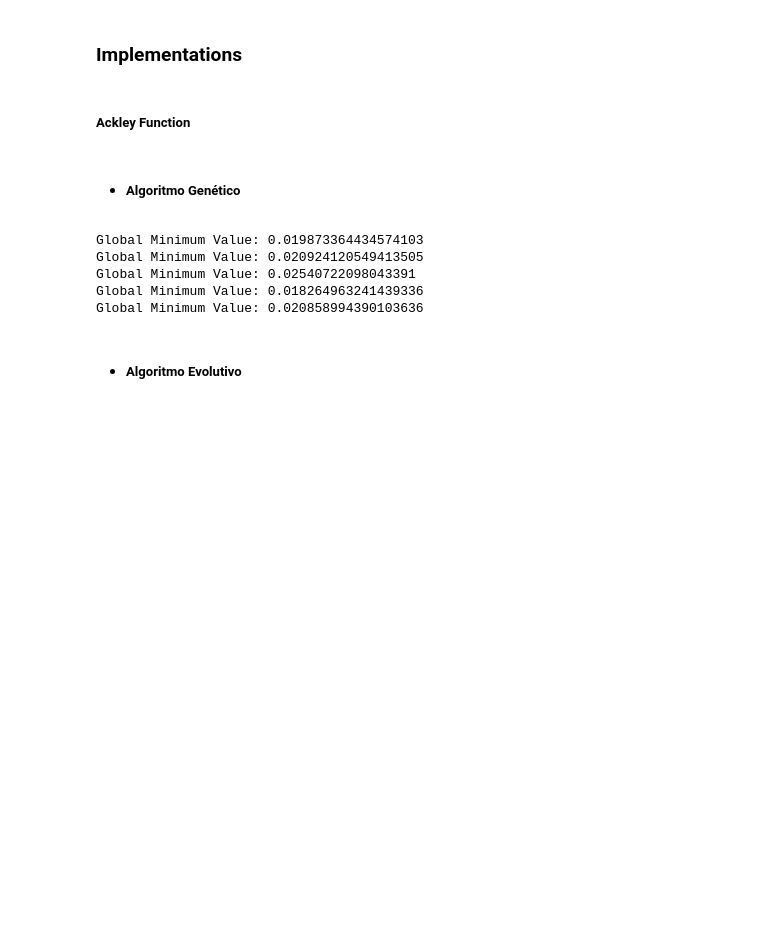
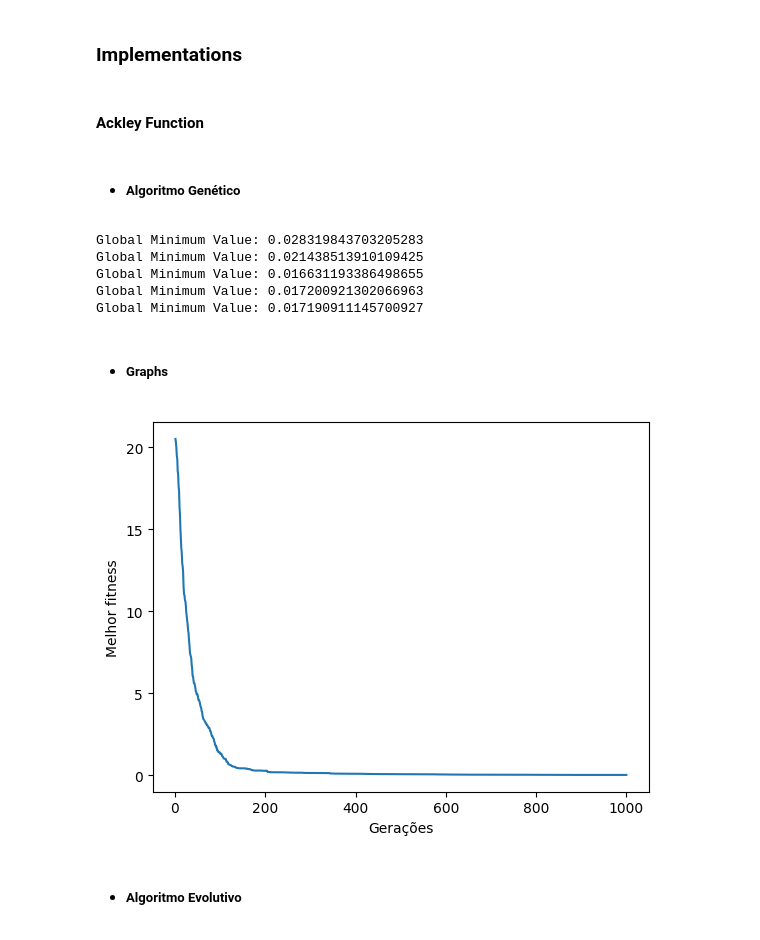
Before and after one commit to CaiolBarreto/function-optimization, a Jupyter notebook: main.ipynb, the cells around one changed output. Saved outputs shown, nothing was run; the diff lists cells and outputs as text; code cells hidden in the pictures; blank space fills up the shorter version.

Commit message:
added genetic algorithm graphs

```diff
--- a/main.ipynb
+++ b/main.ipynb
@@ -19,7 +20,7 @@ NUMBER_OF_EXECUTIONS = 5
 # %% [markdown]
 ### Implementations
 # %% [markdown]
-##### Ackley Function
+#### Ackley Function
 # %%
 min_value, max_value = -32.768, 32.768
 ackley_min_values_genetic = []
@@ -39,15 +40,35 @@ params = {
 # %% [markdown]
 - ##### Algoritmo Genético
 # %%
+lower_min_global = float('inf')
+lower_min_fitness_array = []
+
 for i in range(NUMBER_OF_EXECUTIONS):
-   global_min_value = genetic_algorithm(**params)
+   global_min_value, best_generations_fitness_array = genetic_algorithm(**params)
    ackley_min_values_genetic.append(global_min_value)
+
+   if global_min_value < lower_min_global:
+      lower_min_global = global_min_value
+      lower_min_fitness_array = best_generations_fitness_array
 # %% [output]
-Global Minimum Value: 0.019873364434574103
-Global Minimum Value: 0.020924120549413505
-Global Minimum Value: 0.02540722098043391
-Global Minimum Value: 0.018264963241439336
-Global Minimum Value: 0.020858994390103636
+Global Minimum Value: 0.028319843703205283
+Global Minimum Value: 0.021438513910109425
+Global Minimum Value: 0.016631193386498655
+Global Minimum Value: 0.017200921302066963
+Global Minimum Value: 0.017190911145700927
+# %% [markdown]
+- ##### Graphs
+# %%
+axis_value = [num for num in range(1, NUM_GENERATIONS + 1)]
+
+plt.plot(axis_value, lower_min_fitness_array)
+
+plt.xlabel('Gerações')
+plt.ylabel('Melhor fitness')
+
+plt.show()
+# %% [output]
+[figure, added]
 # %% [markdown]
 - ##### Algoritmo Evolutivo
 # %%
```
Also changed, not shown: parts of 13 cells of this notebook, 1 other file.
